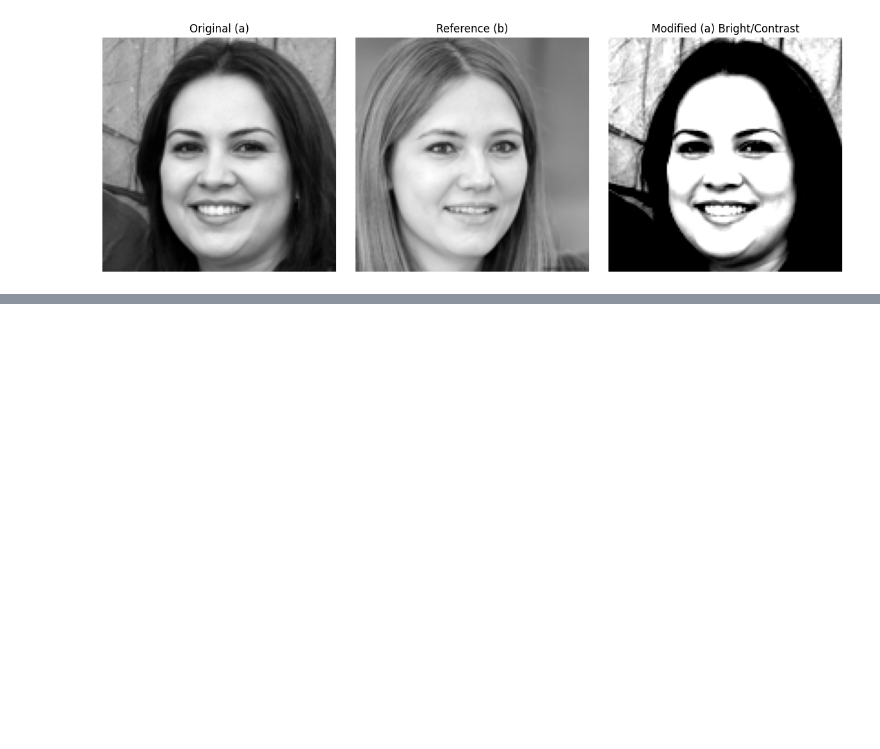
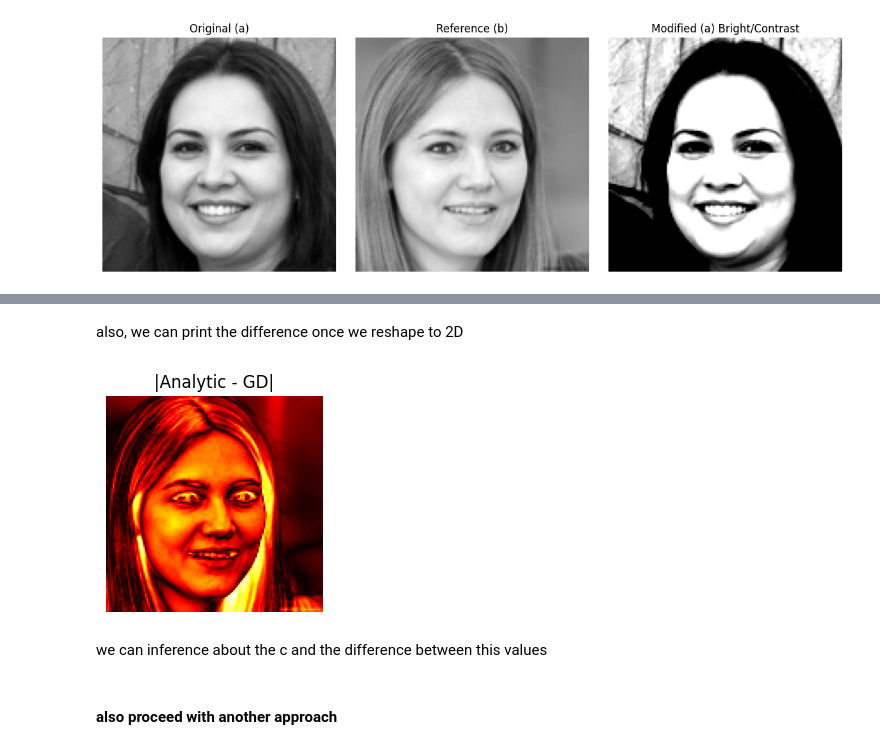
Before and after one commit to Macreat/MLT-LR, a Jupyter notebook: PYDevEnv/devContent/tasks/2cndTask/2cndTask.ipynb, the cells around one changed output, grey strips where cells are left out. Saved outputs shown, nothing was run; the diff lists cells and outputs as text; code cells hidden in the pictures; blank space fills up the shorter version.

Commit message:
before another approach

```diff
--- a/PYDevEnv/devContent/tasks/2cndTask/2cndTask.ipynb
+++ b/PYDevEnv/devContent/tasks/2cndTask/2cndTask.ipynb
@@ -643,0 +768,17 @@ plt.show()
+# %% [markdown]
+also, we can print the difference once we reshape to 2D
+# %%
+plt.figure(figsize=(10,5))
+
+plt.subplot(2,3,5)
+plt.imshow(diff_img, cmap='hot'); plt.title("|Analytic - GD|"); plt.axis('off')
+
+
+plt.tight_layout()
+plt.show()
+# %% [output]
+[figure, added]
+# %% [markdown]
+we can inference about the c and the difference between this values
+# %% [markdown]
+#### also proceed with another approach
```
Also changed, not shown: parts of 30 cells of this notebook.
